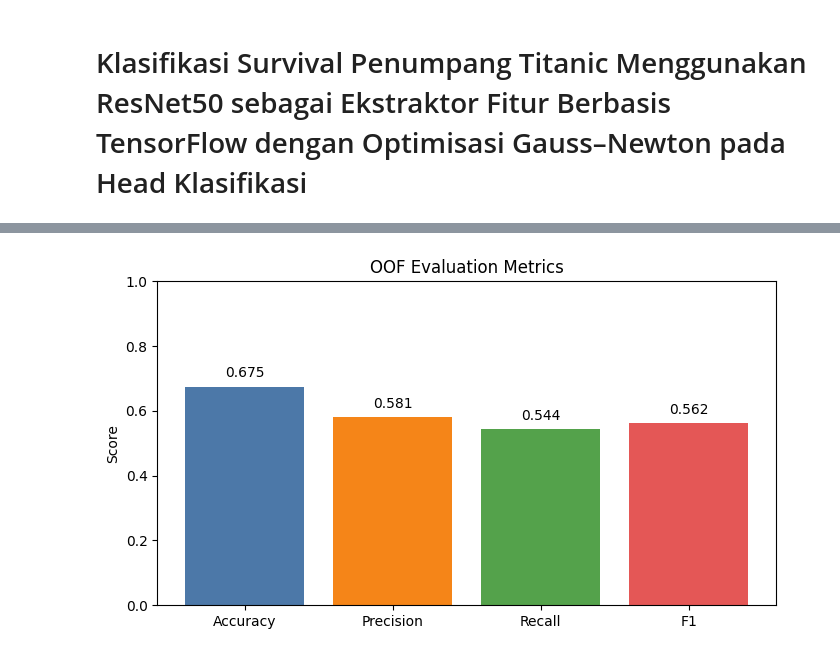
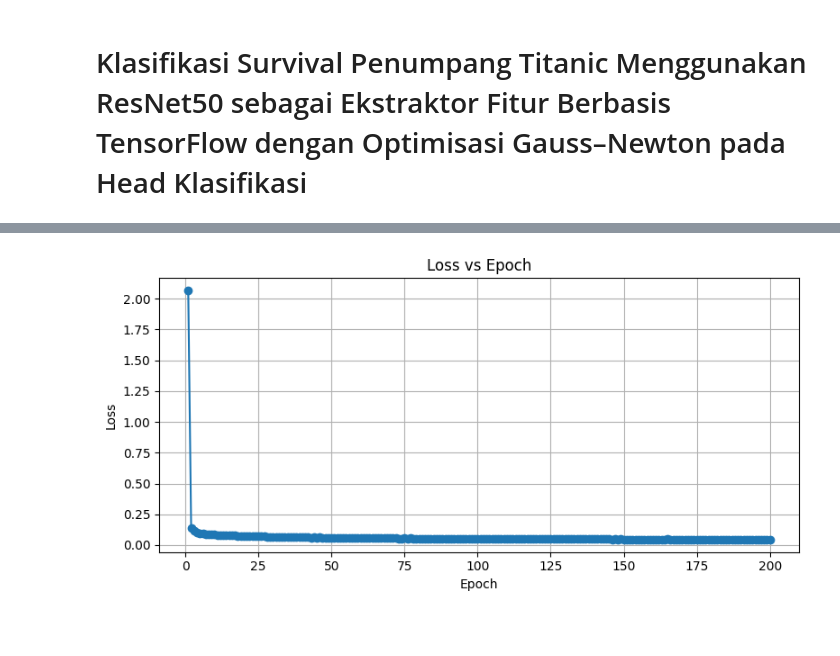
Before and after one commit to avezoor/MachineLearningRepository, a Jupyter notebook: TensorFlowTitanic.ipynb, the cells around one changed output, grey strips where cells are left out. Cells and saved outputs as stored; diff of their text form; code cells hidden in the pictures; blank space fills up the shorter version.

```diff
--- a/TensorFlowTitanic.ipynb
+++ b/TensorFlowTitanic.ipynb
@@ -138,6 +138,7 @@ class PureGaussNewtonMLP:
         self.b2 = np.zeros(1, dtype=np.float64)
 
         self.loss_history = []
+        self.val_acc_history = []
 
     def forward(self, X):
         z1 = X @ self.W1 + self.b1
@@ -203,14 +204,14 @@ class PureGaussNewtonMLP:
 
         return J
 
-    def fit(self, X, y, maxIter=25, damping=1e-2, tol=1e-7, verbose=False):
+    def fit(self, X, y, maxIter=200, damping=1e-2, tol=1e-7, verbose=False, xEval=None, yEval=None):
         y = y.astype(np.float64)
         self.loss_history = []
+        self.val_acc_history = []
 
         for it in range(maxIter):
             r = self.residuals(X, y)
             lossOld = 0.5 * np.mean(r ** 2)
-            self.loss_history.append(lossOld)
 
             J = self.jacobian(X)
 
@@ -230,6 +231,12 @@ class PureGaussNewtonMLP:
 
             r_new = self.residuals(X, y)
             lossNew = 0.5 * np.mean(r_new ** 2)
+            self.loss_history.append(lossNew)
+
+            if xEval is not None and yEval is not None:
+                predEval = self.predict(xEval)
+                valAcc = accuracy_score(yEval, predEval)
+                self.val_acc_history.append(valAcc)
 
             if verbose:
                 print(
@@ -244,9 +251,10 @@ class PureGaussNewtonMLP:
                     print(f"Converged at iter {it+1}")
                 break
 
-        finalR = self.residuals(X, y)
-        finalLoss = 0.5 * np.mean(finalR ** 2)
-        self.loss_history.append(finalLoss)
+        if len(self.loss_history) == 0:
+            finalR = self.residuals(X, y)
+            finalLoss = 0.5 * np.mean(finalR ** 2)
+            self.loss_history.append(finalLoss)
 
     def predict_raw(self, X):
         yHat, _ = self.forward(X)
@@ -257,21 +265,21 @@ class PureGaussNewtonMLP:
 
 # Per-fold pipeline
 def runFold(xTrFeat, yTr, xVaFeat, yVa, xTeFeat, seed=42):
-    feat_scaler = StandardScaler()
-    xTrFeat = feat_scaler.fit_transform(xTrFeat)
-    xVaFeat = feat_scaler.transform(xVaFeat)
-    xTeFeat = feat_scaler.transform(xTeFeat)
+    featScaler = StandardScaler()
+    xTrFeat = featScaler.fit_transform(xTrFeat)
+    xVaFeat = featScaler.transform(xVaFeat)
+    xTeFeat = featScaler.transform(xTeFeat)
 
-    pca_dim = min(32, xTrFeat.shape[0], xTrFeat.shape[1])
-    pca = PCA(n_components=pca_dim, random_state=seed)
+    pcaDim = min(32, xTrFeat.shape[0], xTrFeat.shape[1])
+    pca = PCA(n_components=pcaDim, random_state=seed)
     xTrRed = pca.fit_transform(xTrFeat)
     xVaRed = pca.transform(xVaFeat)
     xTeRed = pca.transform(xTeFeat)
 
-    pca_scaler = StandardScaler()
-    xTrRed = pca_scaler.fit_transform(xTrRed)
-    xVaRed = pca_scaler.transform(xVaRed)
-    xTeRed = pca_scaler.transform(xTeRed)
+    pcaScaler = StandardScaler()
+    xTrRed = pcaScaler.fit_transform(xTrRed)
+    xVaRed = pcaScaler.transform(xVaRed)
+    xTeRed = pcaScaler.transform(xTeRed)
 
     model = PureGaussNewtonMLP(
         inputDim=xTrRed.shape[1],
@@ -282,10 +290,12 @@ def runFold(xTrFeat, yTr, xVaFeat, yVa, xTeFeat, seed=42):
     model.fit(
         xTrRed,
         yTr,
-        maxIter=25,
+        maxIter=200,
         damping=1e-2,
         tol=1e-7,
-        verbose=False
+        verbose=False,
+        xEval=xVaRed,
+        yEval=yVa
     )
 
     predVa = model.predict(xVaRed)
@@ -298,7 +308,7 @@ def runFold(xTrFeat, yTr, xVaFeat, yVa, xTeFeat, seed=42):
         "f1": f1_score(yVa, predVa, zero_division=0)
     }
 
-    return metrics, predVa, predTe
+    return metrics, predVa, predTe, model.loss_history, model.val_acc_history
 
 # Cross-validation
 cv = StratifiedKFold(n_splits=5, shuffle=True, random_state=SEED)
@@ -309,13 +319,15 @@ recScores = []
 f1Scores = []
 
 oofPred = np.zeros(len(y), dtype=int)
+lossHistories = []
+testAccHistories = []
 
 
 for fold, (trIdx, vaIdx) in enumerate(cv.split(xFeat, y), 1):
     xTrFeat, xVaFeat = xFeat[trIdx], xFeat[vaIdx]
     yTr, yVa = y[trIdx], y[vaIdx]
 
-    metrics, predVa, _ = runFold(
+    metrics, predVa, _, foldLossHistory, foldTestAccHistory = runFold(
         xTrFeat, yTr,
         xVaFeat, yVa,
         xTestFeat,
@@ -323,6 +335,8 @@ for fold, (trIdx, vaIdx) in enumerate(cv.split(xFeat, y), 1):
     )
 
     oofPred[vaIdx] = predVa
+    lossHistories.append(foldLossHistory)
+    testAccHistories.append(foldTestAccHistory)
 
     accScores.append(metrics["accuracy"])
     precScores.append(metrics["precision"])
@@ -341,6 +355,35 @@ oofF1 = f1_score(y, oofPred, zero_division=0)
 
 print("CV mean -> Acc: {:.4f} | Prec: {:.4f} | Rec: {:.4f} | F1: {:.4f}".format(meanAcc, meanPrec, meanRec, meanF1))
 print("OOF     -> Acc: {:.4f} | Prec: {:.4f} | Rec: {:.4f} | F1: {:.4f}".format(oofAcc, oofPrec, oofRec, oofF1))
+
+minLossEpochs = min(len(h) for h in lossHistories)
+meanLossPerEpoch = np.mean([h[:minLossEpochs] for h in lossHistories], axis=0)
+lossEpochs = np.arange(1, minLossEpochs + 1)
+
+plt.figure(figsize=(8, 4))
+plt.plot(lossEpochs, meanLossPerEpoch, marker='o')
+plt.title("Loss vs Epoch")
+plt.xlabel("Epoch")
+plt.ylabel("Loss")
+plt.grid(True)
+plt.tight_layout()
+plt.savefig("lossVsEpoch.png", dpi=200)
+plt.show()
+
+minTestEpochs = min(len(h) for h in testAccHistories)
+meanTestAccPerEpoch = np.mean([h[:minTestEpochs] for h in testAccHistories], axis=0)
+testEpochs = np.arange(1, minTestEpochs + 1)
+
+plt.figure(figsize=(8, 4))
+plt.plot(testEpochs, meanTestAccPerEpoch, marker='o')
+plt.title("Test Accuracy vs Epoch")
+plt.xlabel("Epoch")
+plt.ylabel("Accuracy")
+plt.ylim(0, 1)
+plt.grid(True)
+plt.tight_layout()
+plt.savefig("testAccuracyVsEpoch.png", dpi=200)
+plt.show()
 
 metricsNames = ["Accuracy", "Precision", "Recall", "F1"]
 metricsValues = [oofAcc, oofPrec, oofRec, oofF1]
@@ -401,7 +444,7 @@ finalModel = PureGaussNewtonMLP(
 finalModel.fit(
     xRed,
     y,
-    maxIter=25,
+    maxIter=200,
     damping=1e-2,
     tol=1e-7,
     verbose=False
@@ -430,5 +473,5 @@ submission.to_csv("submission.csv", index=False)
 print("\nSubmission preview:")
 print(submission.head())
 print("submission.csv saved.")
-print("Saved plots: oof_metrics.png, confusion_matrix.png, finalLoss.png")
+print("Saved plots: lossVsEpoch.png, testAccuracyVsEpoch.png, oof_metrics.png, confusion_matrix.png, finalLoss.png")
 # %% [output]
@@ -450 +493 @@ OOF     -> Acc: 0.6745 | Prec: 0.5813 | Rec: 0.5439 | F1: 0.5619
-[figure, old version]
+[figure, new version]
```
Also changed, not shown: parts of 1 cell of this notebook.
